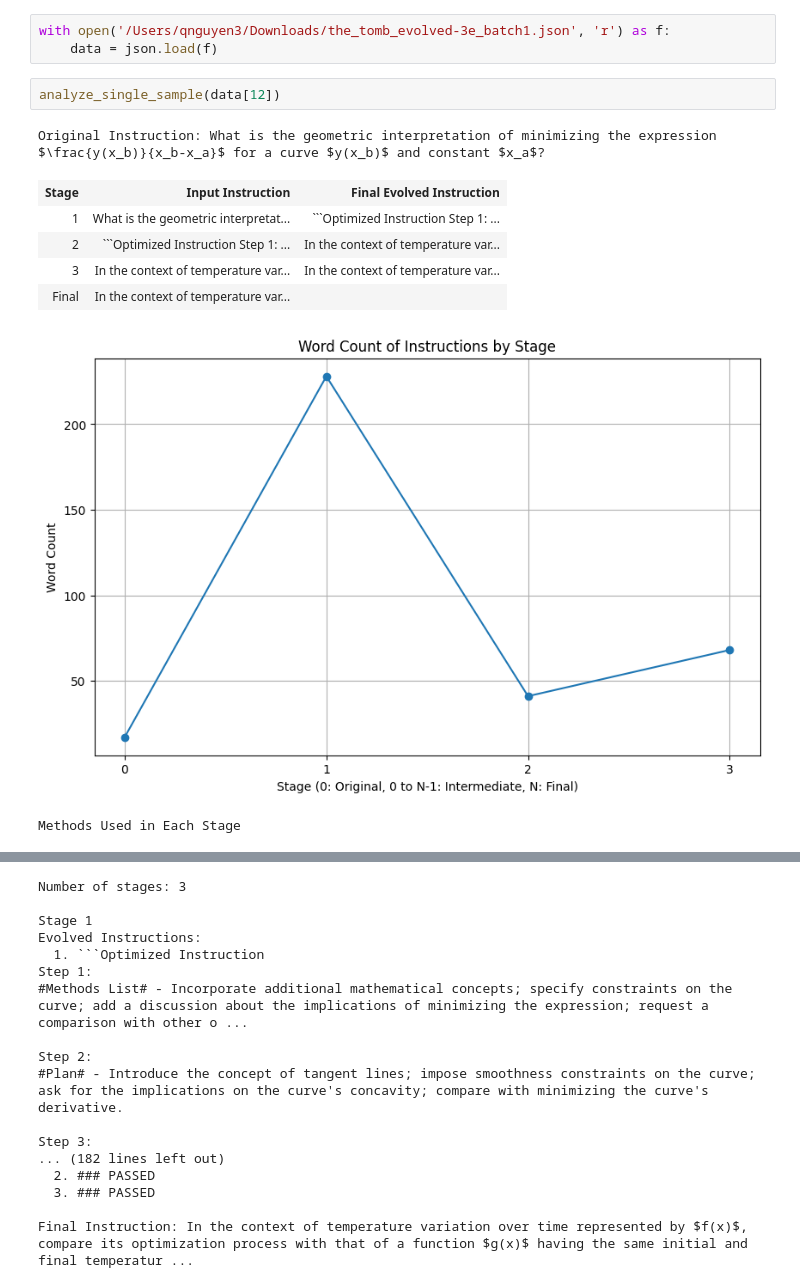
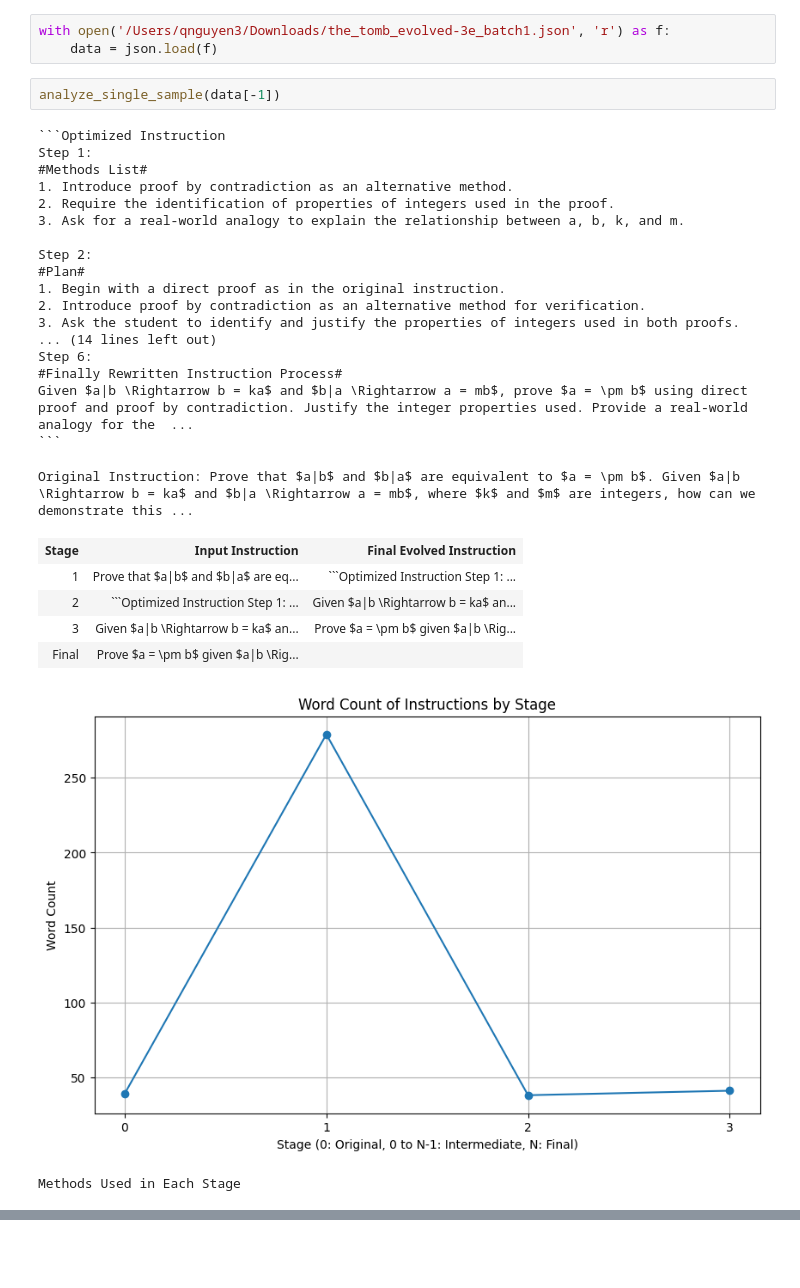
Before and after one commit to arcee-ai/EvolKit, a Jupyter notebook: visualize_evol_instruct.ipynb, the cells around one changed output, grey strips where cells are left out. Saved outputs shown, nothing was run; the diff lists cells and outputs as text; blank space fills up the shorter version.

````diff
--- a/visualize_evol_instruct.ipynb
+++ b/visualize_evol_instruct.ipynb
@@ -72,34 +72,34 @@ def analyze_single_sample(sample):
 with open('/Users/qnguyen3/Downloads/the_tomb_evolved-3e_batch1.json', 'r') as f:
     data = json.load(f)
 # %%
-analyze_single_sample(data[12])
+analyze_single_sample(data[-1])
 # %% [output]
-Original Instruction: What is the geometric interpretation of minimizing the expression $\frac{y(x_b)}{x_b-x_a}$ for a curve $y(x_b)$ and constant $x_a$?
+```Optimized Instruction
+Step 1:
+#Methods List#
+1. Introduce proof by contradiction as an alternative method.
+2. Require the identification of properties of integers used in the proof.
+3. Ask for a real-world analogy to explain the relationship between a, b, k, and m.
+
+Step 2:
+#Plan#
+1. Begin with a direct proof as in the original instruction.
+2. Introduce proof by contradiction as an alternative method for verification.
+3. Ask the student to identify and justify the properties of integers used in both proofs.
+... (14 lines left out)
+Step 6:
+#Finally Rewritten Instruction Process#
+Given $a|b \Rightarrow b = ka$ and $b|a \Rightarrow a = mb$, prove $a = \pm b$ using direct proof and proof by contradiction. Justify the integer properties used. Provide a real-world analogy for the  ...
+```
+Original Instruction: Prove that $a|b$ and $b|a$ are equivalent to $a = \pm b$. Given $a|b \Rightarrow b = ka$ and $b|a \Rightarrow a = mb$, where $k$ and $m$ are integers, how can we demonstrate this ...
 | Stage | Input Instruction | Final Evolved Instruction |
-| 1 | What is the geometric interpretat... | ```Optimized Instruction Step 1: ... |
-| 2 | ```Optimized Instruction Step 1: ... | In the context of temperature var... |
-| 3 | In the context of temperature var... | In the context of temperature var... |
-| Final | In the context of temperature var... |  |
+| 1 | Prove that $a|b$ and $b|a$ are eq... | ```Optimized Instruction Step 1: ... |
+| 2 | ```Optimized Instruction Step 1: ... | Given $a|b \Rightarrow b = ka$ an... |
+| 3 | Given $a|b \Rightarrow b = ka$ an... | Prove $a = \pm b$ given $a|b \Rig... |
+| Final | Prove $a = \pm b$ given $a|b \Rig... |  |
-[figure, old version]
+[figure, new version]
-Methods Used in Each Stage
+Methods Used in Each Stage
 | Stage | Method |
 | 1 | You are an Instruction Rewriter t... |
 | 2 | You are an Instruction Rewriter t... |
 | 3 | You are an Instruction Rewriter t... |
-Number of stages: 3
-
-Stage 1
-Evolved Instructions:
-  1. ```Optimized Instruction
-Step 1:
-#Methods List# - Incorporate additional mathematical concepts; specify constraints on the curve; add a discussion about the implications of minimizing the expression; request a comparison with other o ...
-
-Step 2:
-#Plan# - Introduce the concept of tangent lines; impose smoothness constraints on the curve; ask for the implications on the curve's concavity; compare with minimizing the curve's derivative.
-
-Step 3:
-... (182 lines left out)
-  2. ### PASSED
-  3. ### PASSED
-
-Final Instruction: In the context of temperature variation over time represented by $f(x)$, compare its optimization process with that of a function $g(x)$ having the same initial and final temperatur ...
````
Also changed, not shown: parts of 1 cell of this notebook.
